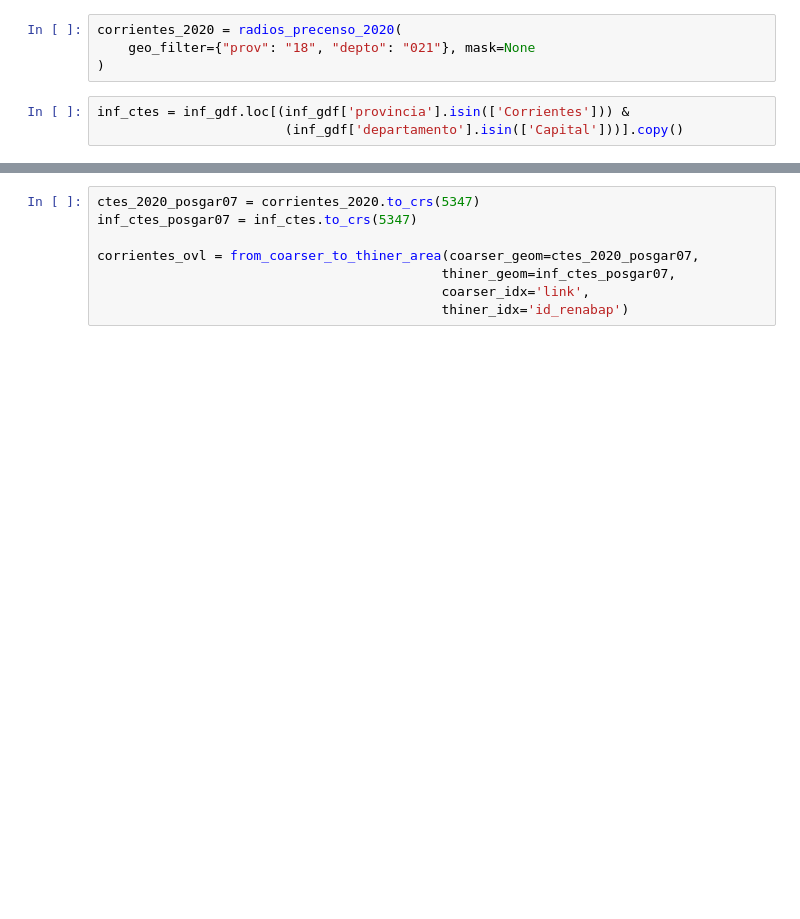
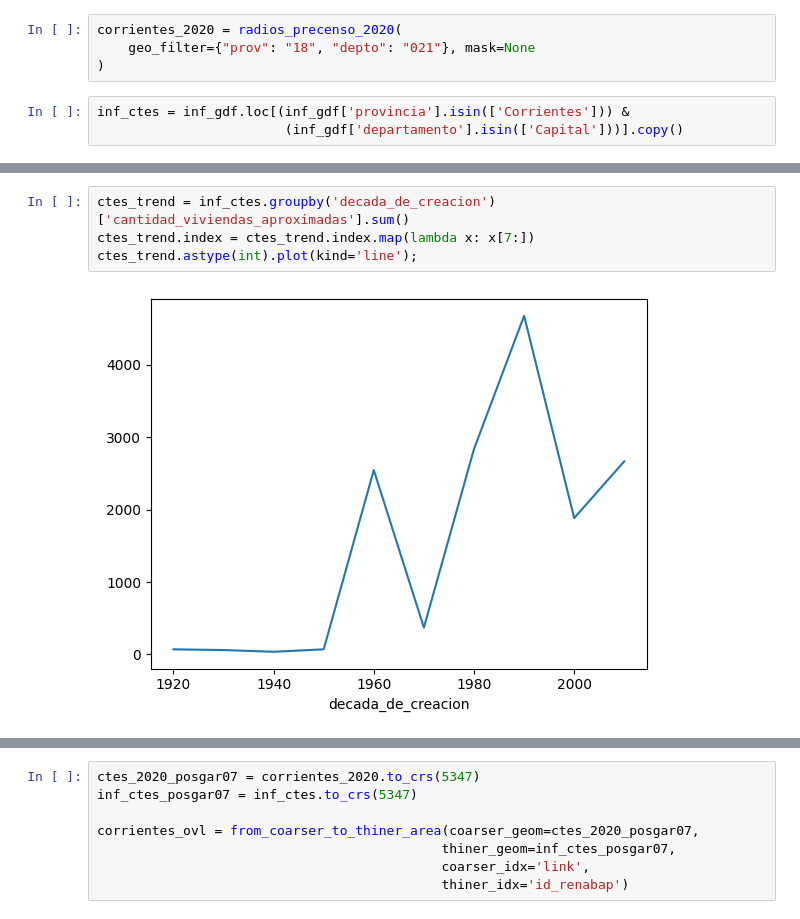
Before and after one commit to CEEU-lab/CENSAr, a Jupyter notebook: notebooks/03-tracts-overlays.ipynb, the cells around one changed output, grey strips where cells are left out. Drawn from its saved outputs; the diff is of its cells as text; blank space fills up the shorter version.

```diff
--- a/notebooks/03-tracts-overlays.ipynb
+++ b/notebooks/03-tracts-overlays.ipynb
@@ -115,0 +146,6 @@ ax.set_axis_off();
+# %%
+ctes_trend = inf_ctes.groupby('decada_de_creacion')['cantidad_viviendas_aproximadas'].sum()
+ctes_trend.index = ctes_trend.index.map(lambda x: x[7:])
+ctes_trend.astype(int).plot(kind='line');
+# %% [output]
+[figure, added]
```
Also changed, not shown: parts of 8 cells of this notebook.
